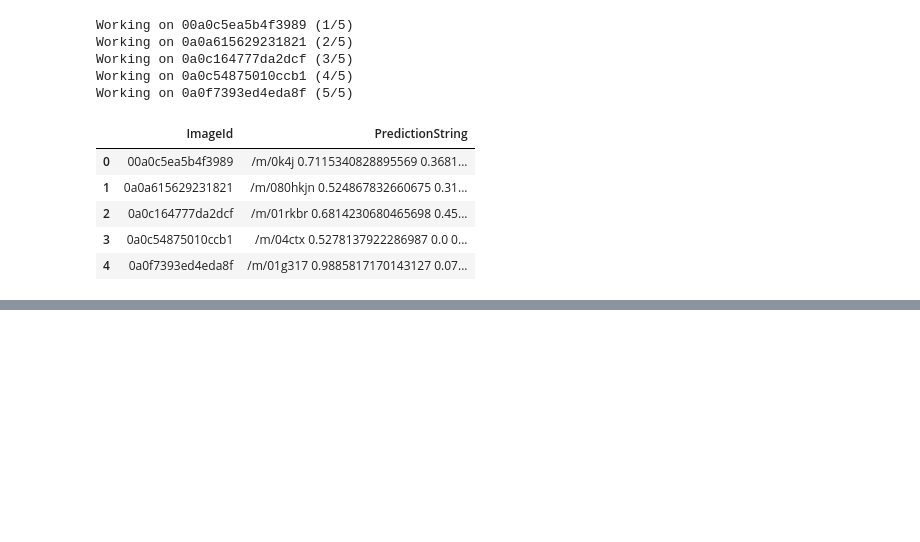
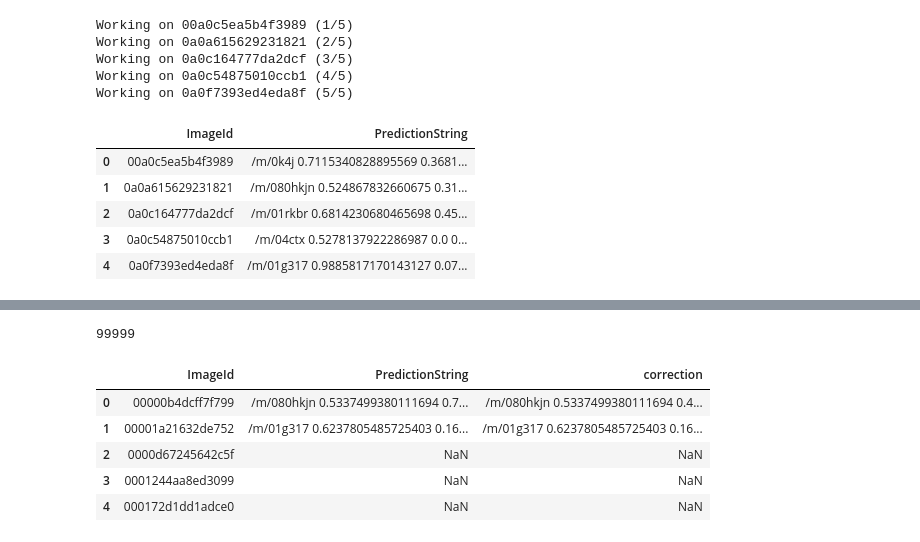
Before and after one commit to jaza10/google-object-detection, a Jupyter notebook: SingleImageObjectDetection.ipynb, the cells around one changed output, grey strips where cells are left out. Saved outputs shown, nothing was run; the diff lists cells and outputs as text; code cells hidden in the pictures; blank space fills up the shorter version.

Commit message:
feat: Add baseline detection script and adjustment functions

```diff
--- a/SingleImageObjectDetection.ipynb
+++ b/SingleImageObjectDetection.ipynb
@@ -387,0 +418,6 @@ detection_test_submission
+# %%
+detection_baseline_submission = pd.read_csv('challenge_submission.csv')
+# %%
+len(detection_baseline_submission)
+# %% [output]
+99999
@@ -387,0 +556,11 @@ detection_test_submission
+# %%
+detection_baseline_submission['correction'] = detection_baseline_submission.apply(switch_xmax_xmin, axis=1)
+# %%
+detection_baseline_submission.head()
+# %% [output]
+|  | ImageId | PredictionString | correction |
+| 0 | 00000b4dcff7f799 | /m/080hkjn 0.5337499380111694 0.7... | /m/080hkjn 0.5337499380111694 0.4... |
+| 1 | 00001a21632de752 | /m/01g317 0.6237805485725403 0.16... | /m/01g317 0.6237805485725403 0.16... |
+| 2 | 0000d67245642c5f | NaN | NaN |
+| 3 | 0001244aa8ed3099 | NaN | NaN |
+| 4 | 000172d1dd1adce0 | NaN | NaN |
```
Also changed, not shown: parts of 10 cells of this notebook, 1 other file.
